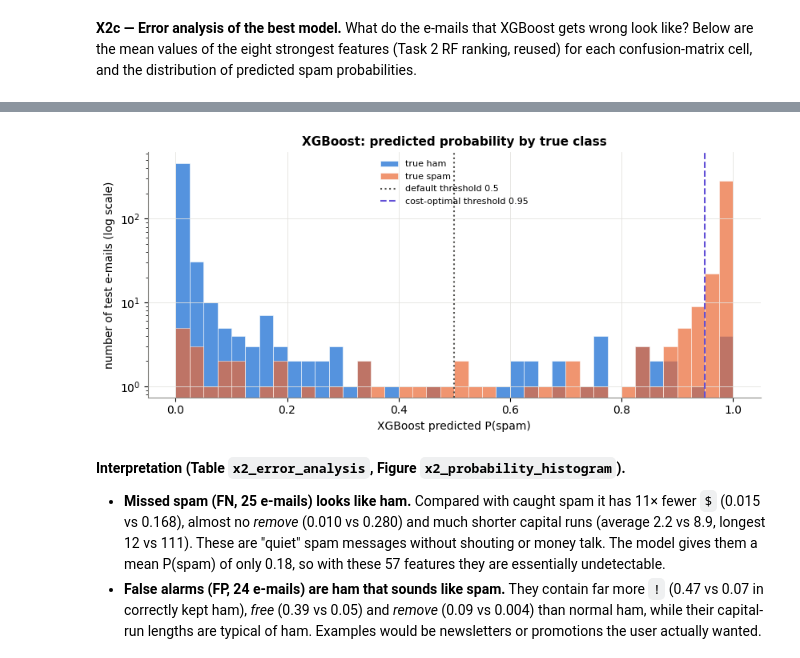
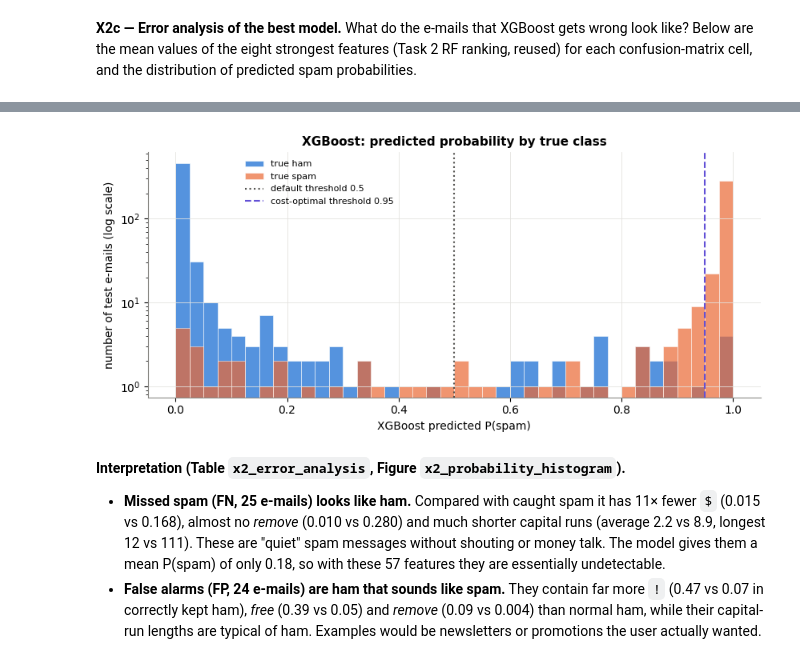
Before and after one commit to afel6/coe305-ml-project, a Jupyter notebook: notebook.ipynb, the cells around one changed output, grey strips where cells are left out. Saved outputs shown, nothing was run; the diff lists cells and outputs as text; code cells hidden in the pictures.

```diff
--- a/notebook.ipynb
+++ b/notebook.ipynb
@@ -1859,35 +1859,35 @@ fig.tight_layout(); save_fig(fig, "x2_cost_vs_threshold"); plt.show()
 # %%
 p_best = PRED[best_name]; pr_best = PROBA[best_name]
 cell = np.select([(p_best == 1) & (yt == 1), (p_best == 0) & (yt == 0), (p_best == 1) & (yt == 0), (p_best == 0) & (yt == 1)],
                  ["TP (spam caught)", "TN (ham kept)", "FP (ham flagged)", "FN (spam missed)"], default="")
 top8 = list(rf_imp.index[:8])                                                    # reused from Task 2
 x2_err = X_test[top8].groupby(cell).mean()
 x2_err.insert(0, "n_emails", pd.Series(cell).value_counts())
 x2_err["mean_P(spam)"] = pd.Series(pr_best).groupby(cell).mean()
 x2_err = x2_err.loc[["TP (spam caught)", "FN (spam missed)", "TN (ham kept)", "FP (ham flagged)"]]
 x2_err.index.name = "cell"
 save_table(x2_err.reset_index(), "x2_error_analysis")
 display(x2_err.round(3))
 
 fig, ax = plt.subplots(figsize=(8.5, 4))
 bins = np.linspace(0, 1, 41)
 ax.hist(pr_best[yt == 0], bins=bins, color=PALETTE[0], alpha=0.8, label="true ham", edgecolor="white", linewidth=0.5)
 ax.hist(pr_best[yt == 1], bins=bins, color=PALETTE[1], alpha=0.7, label="true spam", edgecolor="white", linewidth=0.5)
 ax.axvline(0.5, ls=":", color=GRAY, lw=1.5, label="default threshold 0.5")
 t_best = x2_cost.query("model == @best_name and threshold_rule != 'default 0.5'").threshold.item()
 ax.axvline(t_best, ls="--", color=PALETTE[6], lw=1.5, label=f"cost-optimal threshold {t_best:.2f}")
 ax.set_yscale("log")
 ax.set(xlabel=f"{best_name} predicted P(spam)", ylabel="number of test e-mails (log scale)", title=f"{best_name}: predicted probability by true class")
-ax.legend(fontsize=8, loc="upper center")
+ax.legend(fontsize=8, loc="upper center", bbox_to_anchor=(0.28, 1))
 fig.tight_layout(); save_fig(fig, "x2_probability_histogram"); plt.show()
 # %% [output]
 |  | n_emails | char_freq_excl | char_freq_dollar | word_freq_remove | word_freq_free | capital_run_length_average | ... |
 | cell |  |  |  |  |  |  | ... |
 | TP (spam caught) | 338 | 0.594 | 0.168 | 0.280 | 0.585 | 8.882 | ... |
 | FN (spam missed) | 25 | 0.291 | 0.015 | 0.010 | 0.451 | 2.220 | ... |
 | TN (ham kept) | 534 | 0.069 | 0.012 | 0.004 | 0.050 | 2.650 | ... |
 | FP (ham flagged) | 24 | 0.473 | 0.040 | 0.090 | 0.391 | 2.932 | ... |
-[figure, old version]
+[figure, new version]
 # %% [markdown]
 **Interpretation (Table `x2_error_analysis`, Figure `x2_probability_histogram`).**
 * **Missed spam (FN, 25 e-mails) looks like ham.** Compared with caught spam it has 11× fewer `$` (0.015 vs 0.168), almost no *remove* (0.010 vs 0.280) and much shorter capital runs (average 2.2 vs 8.9, longest 12 vs 111). These are "quiet" spam messages without shouting or money talk. The model gives them a mean P(spam) of only 0.18, so with these 57 features they are essentially undetectable.
```
Also changed, not shown: parts of 8 cells of this notebook, 8 other files.
